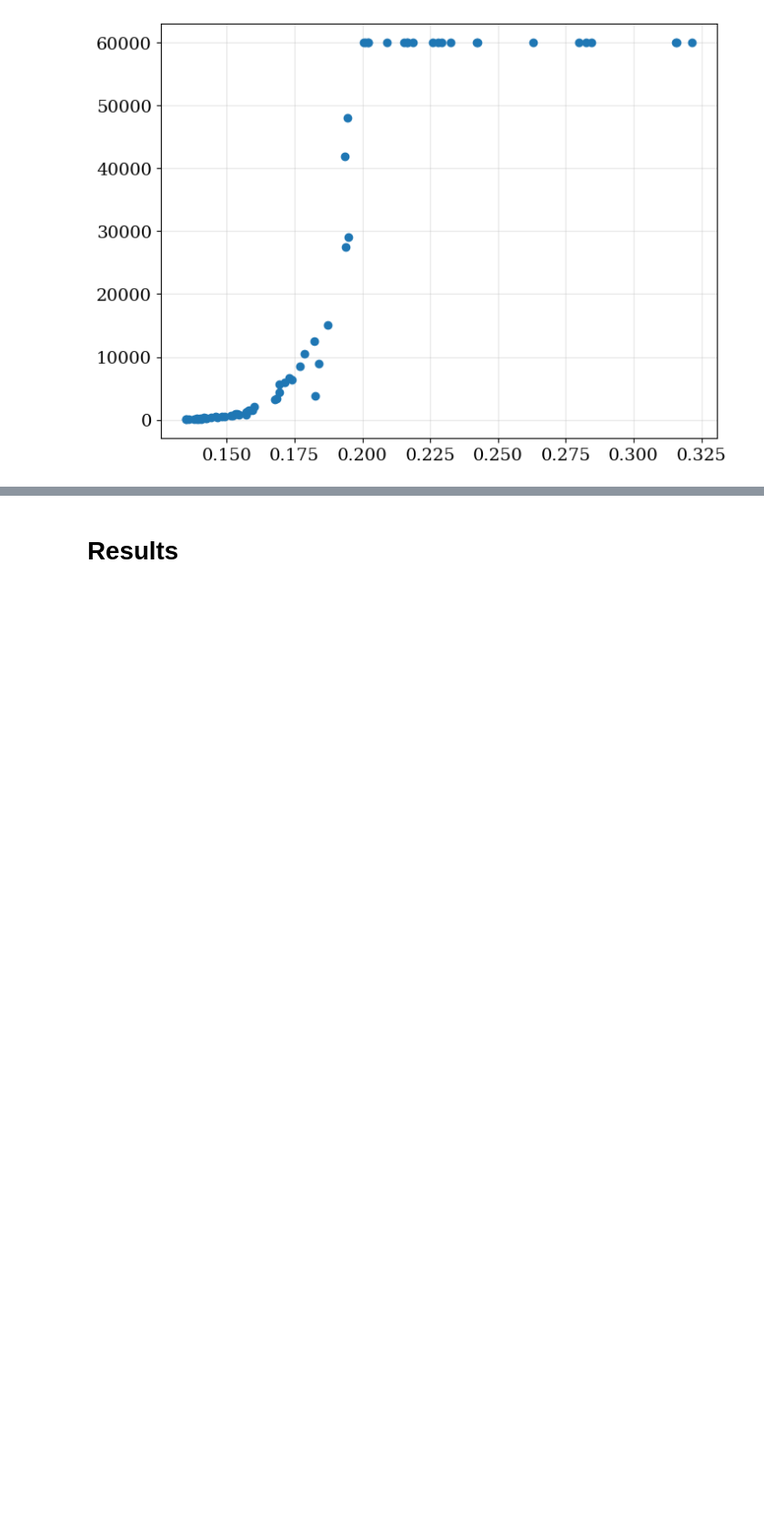
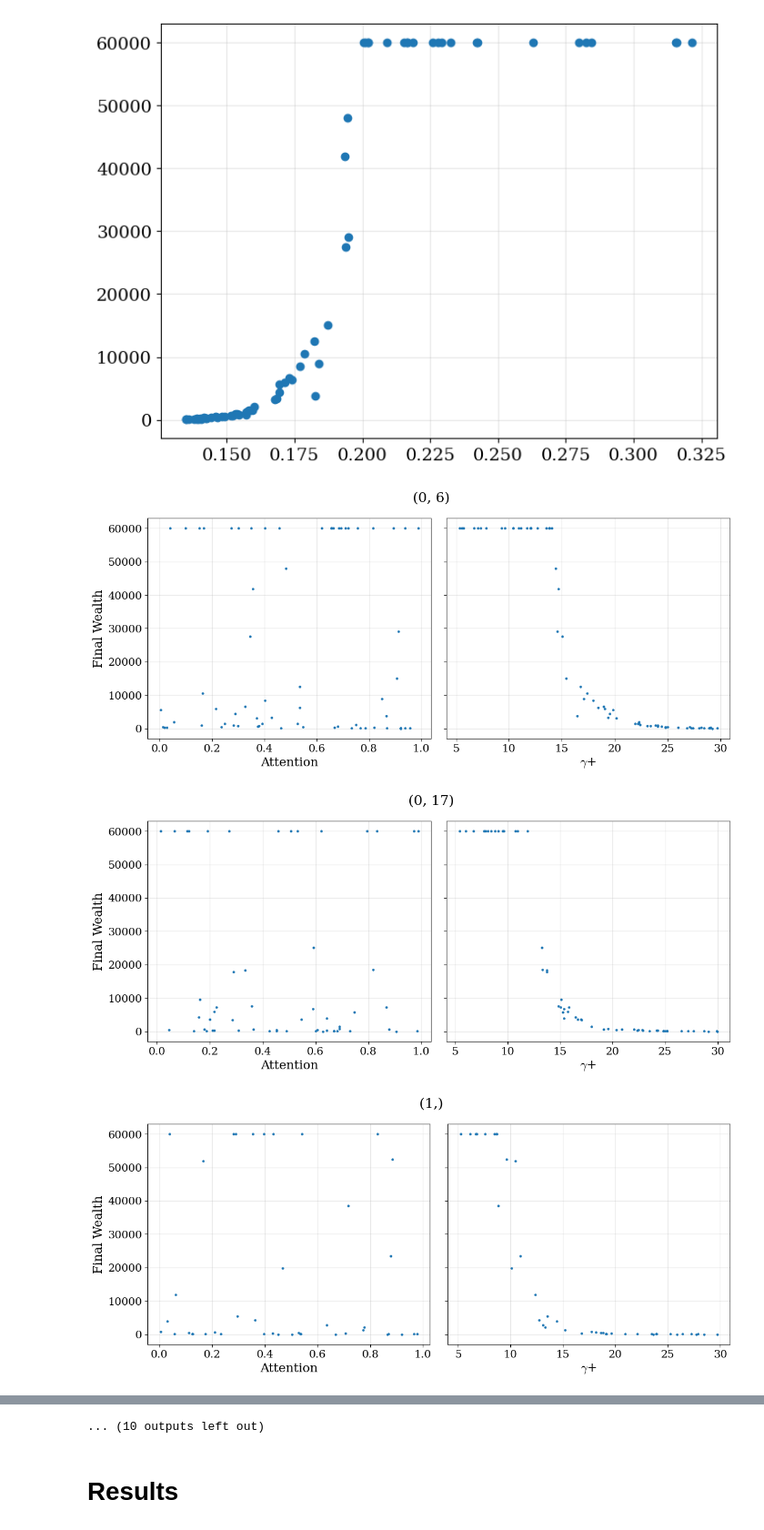
Before and after one commit to charlesaugdupont/poverty-trap, a Jupyter notebook: notebooks/attention_results.ipynb, the cells around one changed output, grey strips where cells are left out. Shown at 91% size. Cells and saved outputs as stored; diff of their text form; code cells hidden in the pictures; blank space fills up the shorter version.

```diff
--- a/notebooks/attention_results.ipynb
+++ b/notebooks/attention_results.ipynb
@@ -217,19 +217,27 @@ plt.scatter(safe_investment[idx2], d["W"][-1][idx2])
 <matplotlib.collections.PathCollection at 0x...>
 [figure]
 # %%
-# for key, idx in unique_project_combinations.items():
+for key, idx in unique_project_combinations.items():
 
-#     if len(idx) < 10:
-#         continue
+    if len(idx) < 20:
+        continue
 
-#     fig, axs = plt.subplots(1,2, figsize=(12,5), sharey=True)
-#     axs[0].scatter(d["A"][idx], d["W"][-1][idx], s=5)
-#     axs[0].set_xlabel("Attention")
-#     axs[0].set_ylabel("Final Wealth")
 
-#     axs[1].scatter(de[idx], d["W"][-1][idx], s=5)
-#     axs[1].set_xlabel(r"$\gamma$+")
+    fig, axs = plt.subplots(1,2, figsize=(12,5), sharey=True)
+    axs[0].scatter(d["A"][idx], d["W"][-1][idx], s=5)
+    axs[0].set_xlabel("Attention")
+    axs[0].set_ylabel("Final Wealth")
 
-#     fig.tight_layout()
-#     plt.suptitle(key, y=1.05)
-#     plt.show()
+    axs[1].scatter(gamma_pos[idx], d["W"][-1][idx], s=5)
+    axs[1].set_xlabel(r"$\gamma$+")
+
+    fig.tight_layout()
+
+    key = tuple([num for num in key if num!=27])
+
+    plt.suptitle(key, y=1.05, x=0.53)
+    plt.show()
+# %% [output]
+[figure, added]
+[figure, added]
+[figure, added]
@@ -236,3 +253,4 @@ plt.scatter(safe_investment[idx2], d["W"][-1][idx2])
+... (10 outputs left out)
 # %% [markdown]
 # Results
 # %%
```
Also changed, not shown: parts of 1 cell of this notebook, 1 other file.
